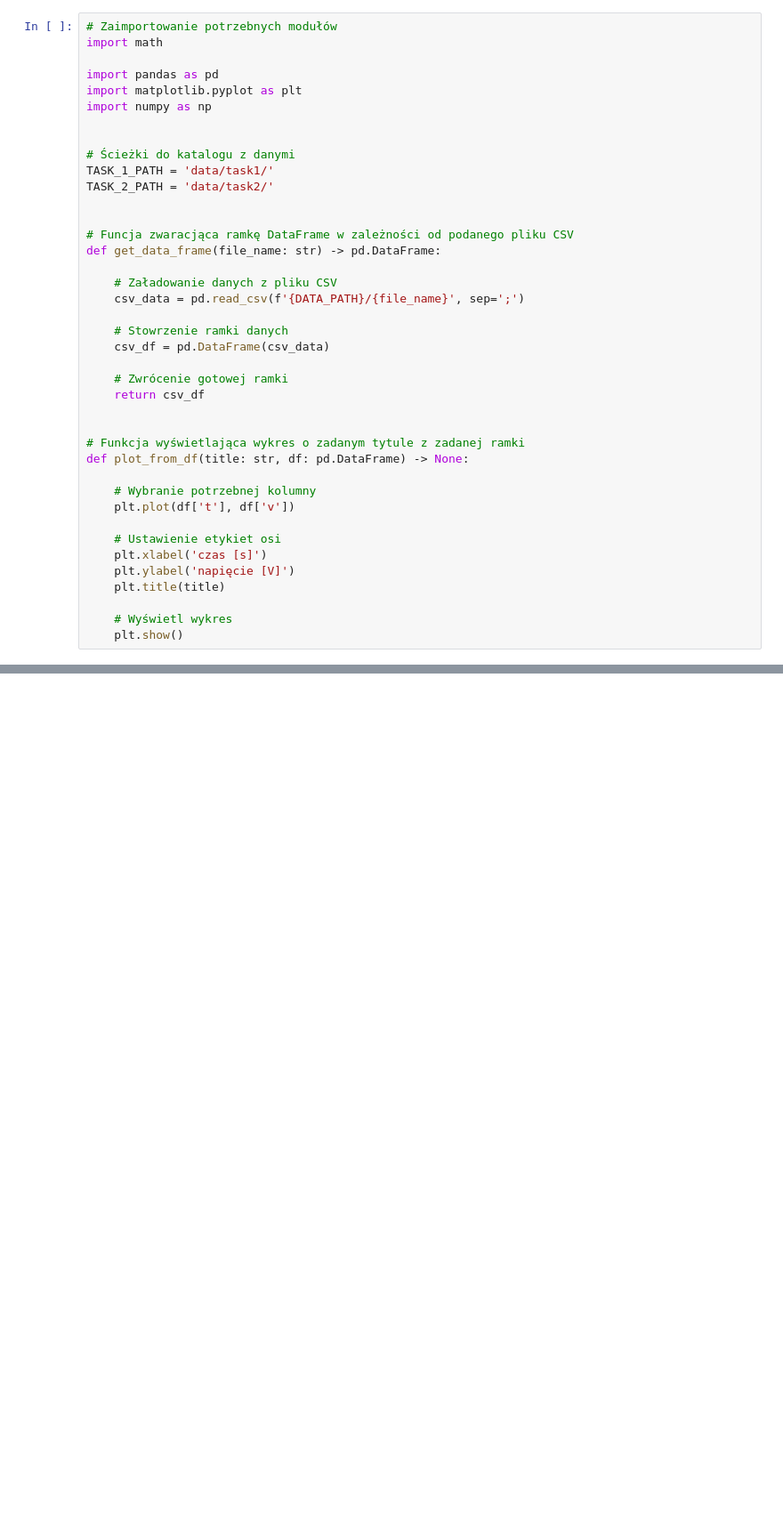
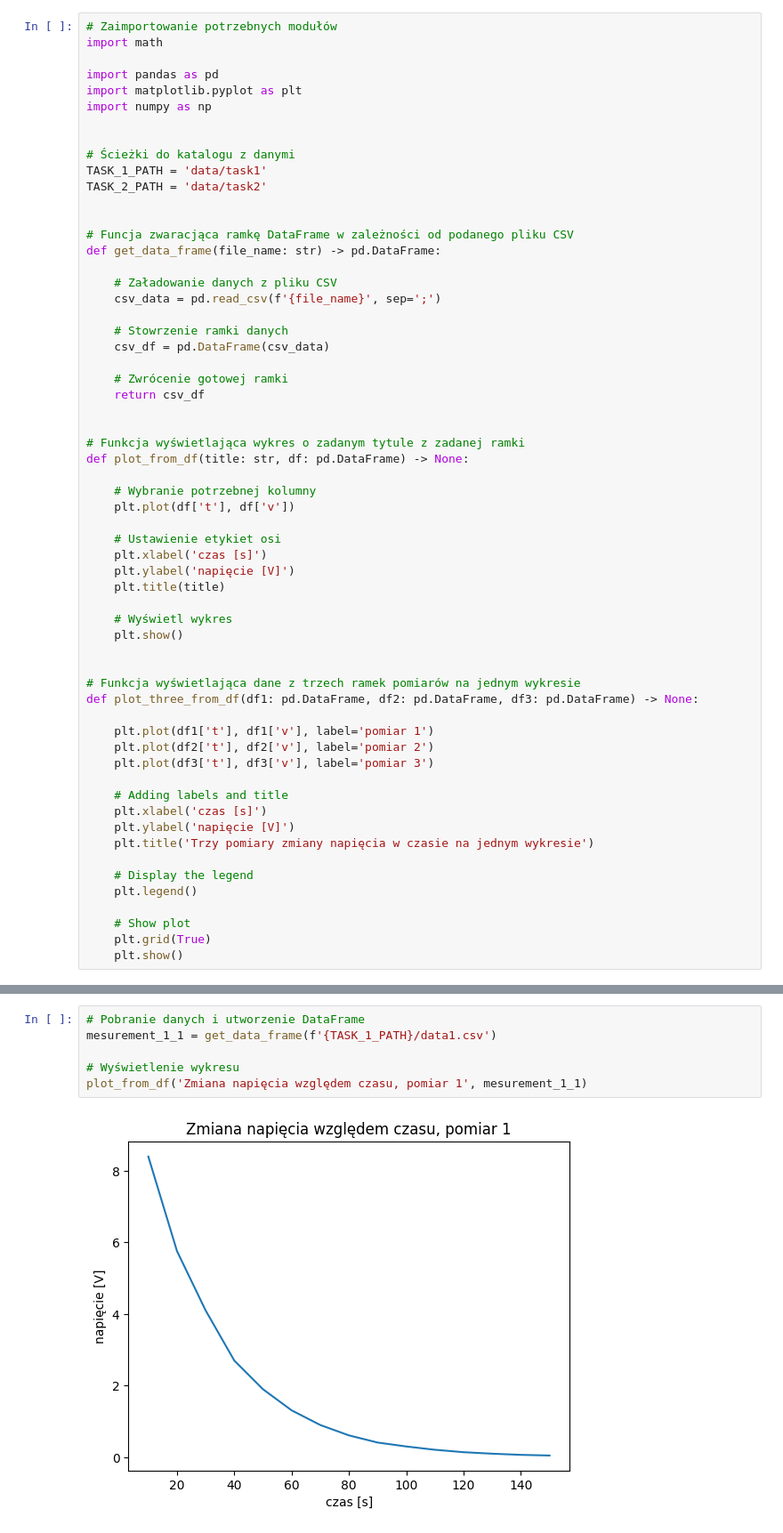
Before and after one commit to mateusz-lisowski/fiz-labs, a Jupyter notebook: lab3/report.ipynb, the cells around one changed output, grey strips where cells are left out. Shown at 89% size. Saved outputs shown, nothing was run; the diff lists cells and outputs as text; blank space fills up the shorter version.

Commit message:
Charts for task no. 1 and task no.2

```diff
--- a/lab3/report.ipynb
+++ b/lab3/report.ipynb
@@ -38,15 +38,15 @@ import numpy as np
 
 
 # Ścieżki do katalogu z danymi
-TASK_1_PATH = 'data/task1/'
-TASK_2_PATH = 'data/task2/'
+TASK_1_PATH = 'data/task1'
+TASK_2_PATH = 'data/task2'
 
 
 # Funcja zwaracjąca ramkę DataFrame w zależności od podanego pliku CSV
 def get_data_frame(file_name: str) -> pd.DataFrame:
 
     # Załadowanie danych z pliku CSV
-    csv_data = pd.read_csv(f'{DATA_PATH}/{file_name}', sep=';')
+    csv_data = pd.read_csv(f'{file_name}', sep=';')
 
     # Stowrzenie ramki danych
     csv_df = pd.DataFrame(csv_data)
@@ -68,3 +68,23 @@ def plot_from_df(title: str, df: pd.DataFrame) -> None:
 
     # Wyświetl wykres
     plt.show()
+
+
+# Funkcja wyświetlająca dane z trzech ramek pomiarów na jednym wykresie
+def plot_three_from_df(df1: pd.DataFrame, df2: pd.DataFrame, df3: pd.DataFrame) -> None:
+
+    plt.plot(df1['t'], df1['v'], label='pomiar 1')
+    plt.plot(df2['t'], df2['v'], label='pomiar 2')
+    plt.plot(df3['t'], df3['v'], label='pomiar 3')
+
+    # Adding labels and title
+    plt.xlabel('czas [s]')
+    plt.ylabel('napięcie [V]')
+    plt.title('Trzy pomiary zmiany napięcia w czasie na jednym wykresie')
+
+    # Display the legend
+    plt.legend()
+
+    # Show plot
+    plt.grid(True)
+    plt.show()
@@ -70,0 +97,8 @@ def plot_from_df(title: str, df: pd.DataFrame) -> None:
+# %%
+# Pobranie danych i utworzenie DataFrame
+mesurement_1_1 = get_data_frame(f'{TASK_1_PATH}/data1.csv')
+
+# Wyświetlenie wykresu
+plot_from_df('Zmiana napięcia względem czasu, pomiar 1', mesurement_1_1)
+# %% [output]
+[figure, added]
```
Also changed, not shown: parts of 12 cells of this notebook.
